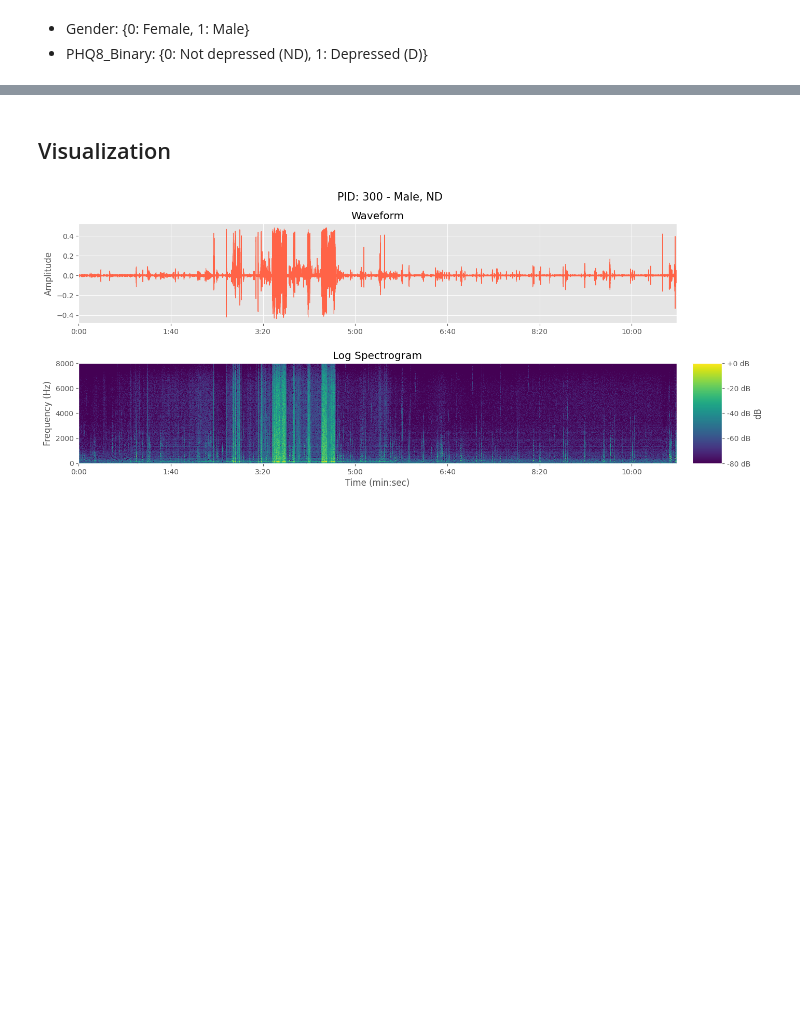
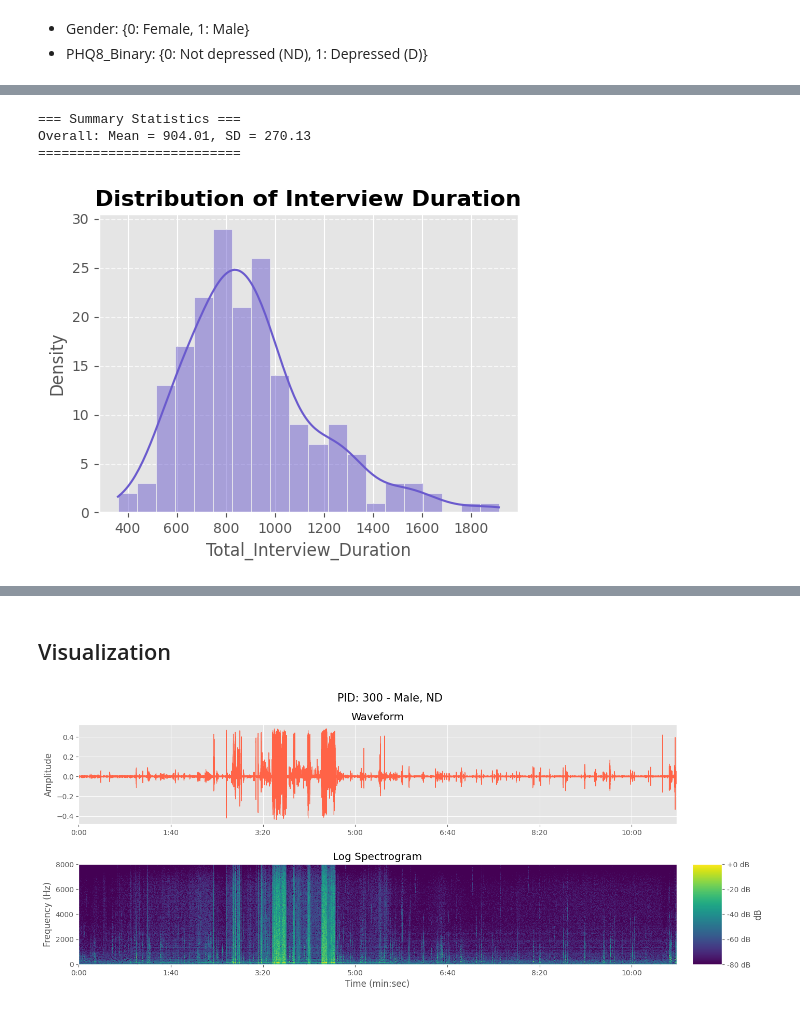
Before and after one commit to gn0219/daic-woz, a Jupyter notebook: 1. eda.ipynb, the cells around one changed output, grey strips where cells are left out. Saved outputs shown, nothing was run; the diff lists cells and outputs as text; code cells hidden in the pictures; blank space fills up the shorter version.

```diff
--- a/eda.ipynb
+++ b/1. eda.ipynb
@@ -318,0 +145,7 @@ plot_boxplot(df,
+# %%
+plot_histogram(df, 'Total_Interview_Duration', title='Distribution of Interview Duration', bins=20)
+# %% [output]
+=== Summary Statistics ===
+Overall: Mean = 904.01, SD = 270.13
+==========================
+[figure, added]
```
Also changed, not shown: parts of 48 cells of this notebook, 22 other files.
